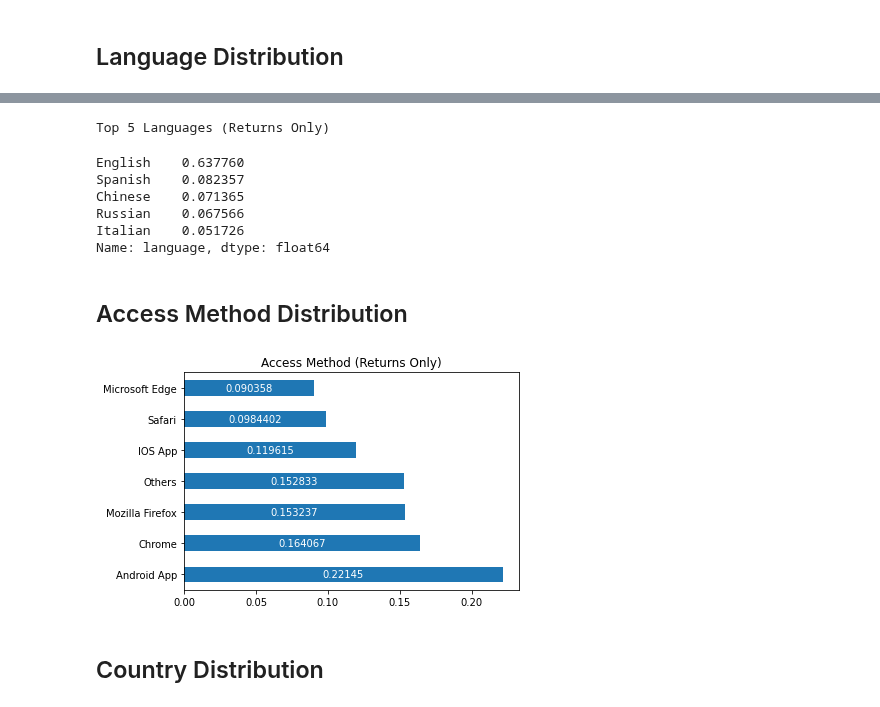
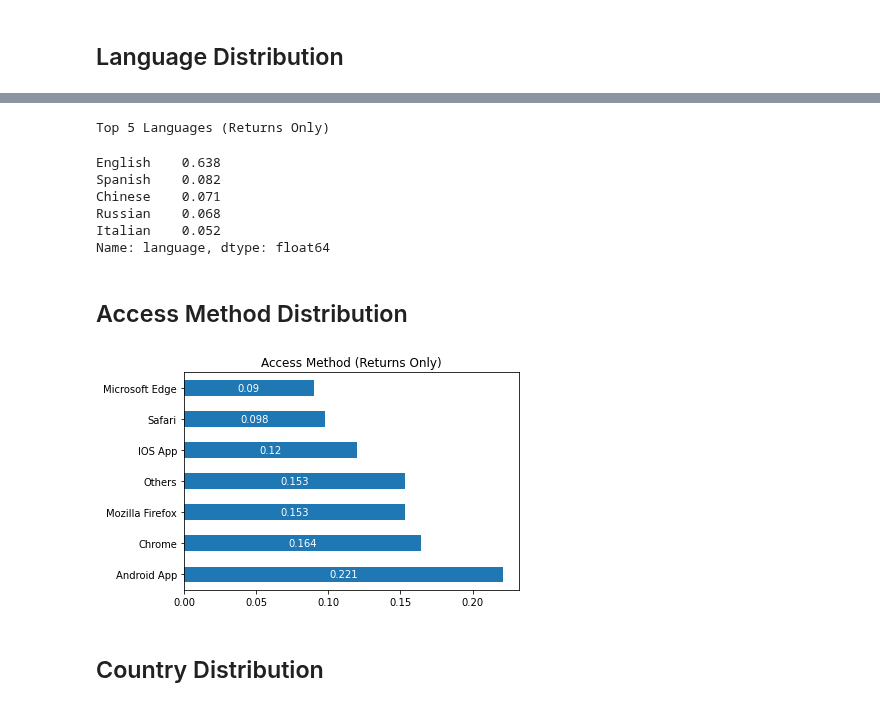
Before and after one commit to s-callejo/AI-Academy-capstone-project-team2, a Jupyter notebook: eda.ipynb, the cells around one changed output, grey strips where cells are left out. Drawn from its saved outputs; the diff is of its cells as text; code cells hidden in the pictures.

```diff
--- a/eda.ipynb
+++ b/eda.ipynb
@@ -92,7 +92,7 @@ Name: language, dtype: float64
 # %% [markdown]
 ## Access Method Distribution
 # %%
-ax = df['accessed_Ffom'].value_counts(normalize=True).plot(kind='barh', title="Access Method")
+ax = df['accessed_Ffom'].value_counts(normalize=True).round(3).plot(kind='barh', title="Access Method")
 for container in ax.containers:
     ax.bar_label(container, label_type='center', color='white')
 # %% [output]
@@ -155,7 +155,7 @@ Name: age, dtype: float64
 # %% [markdown]
 ## Gender Distribution
 # %%
-ax = df_returned['gender'].value_counts(normalize=True).plot(kind='barh',title='Gender (Returns Only)')
+ax = df_returned['gender'].value_counts(normalize=True).round(3).plot(kind='barh',title='Gender (Returns Only)')
 for container in ax.containers:
     ax.bar_label(container, label_type='center', color='white')
 # %% [output]
@@ -163,7 +163,7 @@ for container in ax.containers:
 # %% [markdown]
 ## Payment Method Distribution
 # %%
-ax = df_returned['pay_method'].value_counts(ascending=True, normalize=True).plot(kind='barh', title="Payment Methods (Returns Only)")
+ax = df_returned['pay_method'].value_counts(ascending=True, normalize=True).round(3).plot(kind='barh', title="Payment Methods (Returns Only)")
 for container in ax.containers:
     ax.bar_label(container, label_type='center', color='white')
 # %% [output]
@@ -171,7 +171,7 @@ for container in ax.containers:
 # %% [markdown]
 ## Membership Distribution
 # %%
-ax = df_returned['membership'].value_counts(normalize=True).plot(kind='barh', title="Membership Type (Returns Only)")
+ax = df_returned['membership'].value_counts(normalize=True).round(3).plot(kind='barh', title="Membership Type (Returns Only)")
 for container in ax.containers:
     ax.bar_label(container, label_type='center', color='white')
 # %% [output]
@@ -186,22 +186,22 @@ df_returned['language'].value_counts(normalize=True).plot(kind='bar', title="Lan
 # %%
 print("Top 5 Languages (Returns Only)")
-df_returned['language'].value_counts(normalize=True).sort_values(ascending=False).head(5)
+df_returned['language'].value_counts(normalize=True).round(3).sort_values(ascending=False).head(5)
 # %% [output]
 Top 5 Languages (Returns Only)
-English    0.637760
-Spanish    0.082357
-Chinese    0.071365
-Russian    0.067566
-Italian    0.051726
+English    0.638
+Spanish    0.082
+Chinese    0.071
+Russian    0.068
+Italian    0.052
 Name: language, dtype: float64
 # %% [markdown]
 ## Access Method Distribution
 # %%
-ax = df_returned['accessed_Ffom'].value_counts(normalize=True).plot(kind='barh', title="Access Method (Returns Only)")
+ax = df_returned['accessed_Ffom'].value_counts(normalize=True).round(3).plot(kind='barh', title="Access Method (Returns Only)")
 for container in ax.containers:
     ax.bar_label(container, label_type='center', color='white')
 # %% [output]
-[figure, old version]
+[figure, new version]
 # %% [markdown]
 ## Country Distribution
 # %%
```
Also changed, not shown: parts of 16 cells of this notebook.
